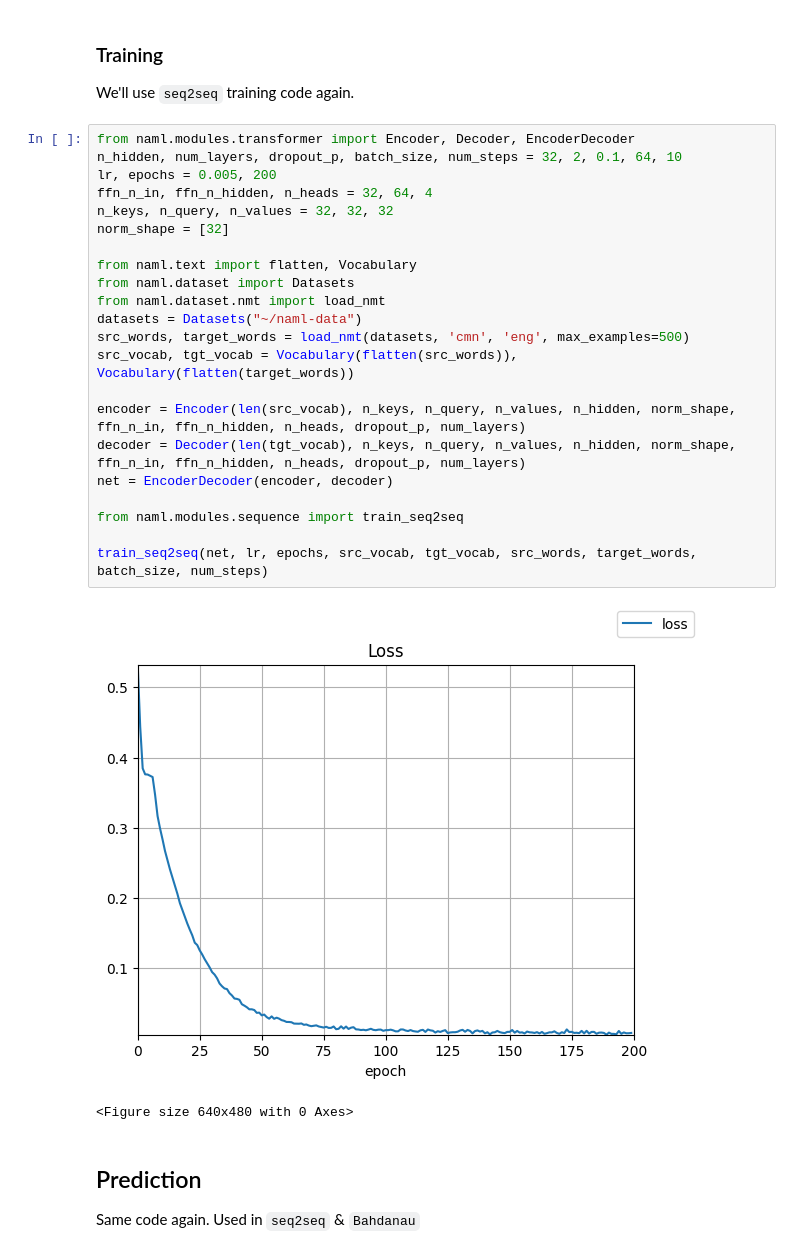
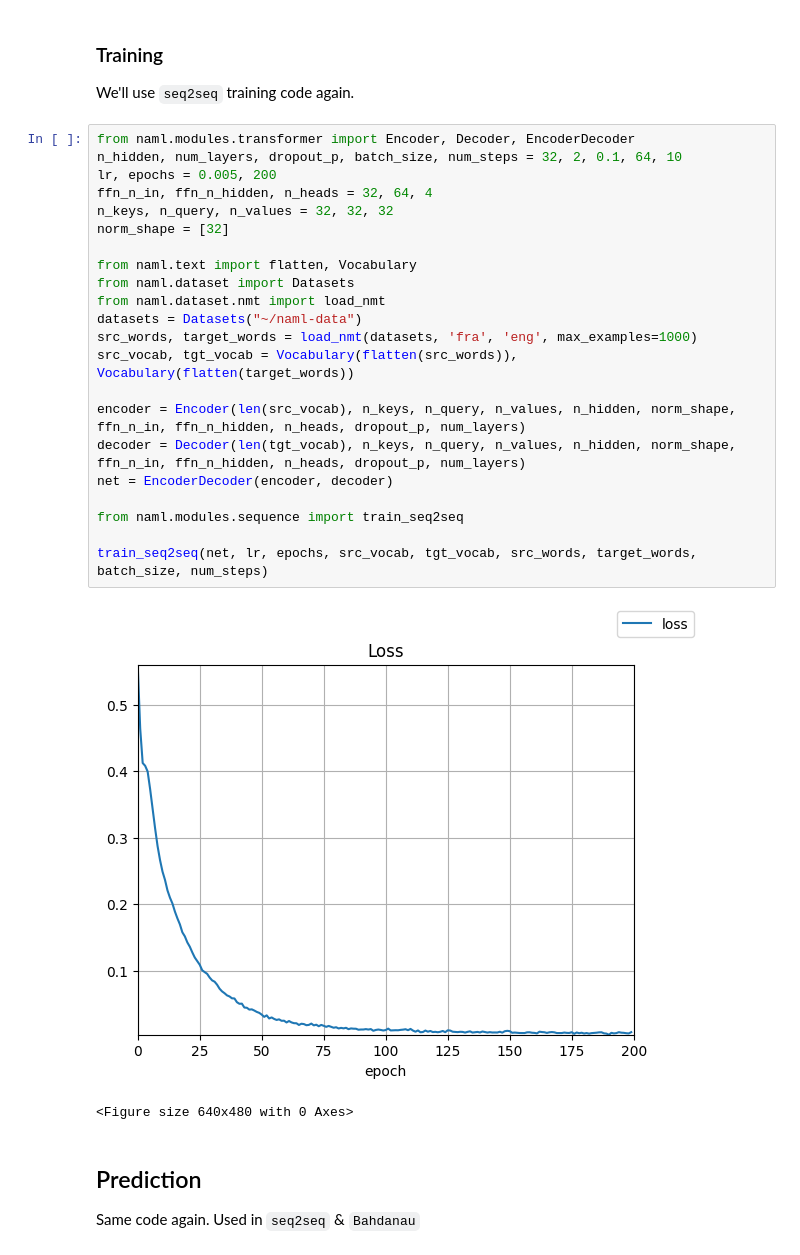
Before and after one commit to mos9527/naml, a Jupyter notebook: notebooks/Chapter10/7_transformer.ipynb, the cells around one changed output. Drawn from its saved outputs; the diff is of its cells as text.

```diff
--- a/notebooks/Chapter10/7_transformer.ipynb
+++ b/notebooks/Chapter10/7_transformer.ipynb
@@ -51,27 +48,27 @@ We'll use `seq2seq` training code again.
 # %%
 from naml.modules.transformer import Encoder, Decoder, EncoderDecoder
 n_hidden, num_layers, dropout_p, batch_size, num_steps = 32, 2, 0.1, 64, 10
 lr, epochs = 0.005, 200
 ffn_n_in, ffn_n_hidden, n_heads = 32, 64, 4
 n_keys, n_query, n_values = 32, 32, 32
 norm_shape = [32]
 
 from naml.text import flatten, Vocabulary
 from naml.dataset import Datasets
 from naml.dataset.nmt import load_nmt
 datasets = Datasets("~/naml-data")
-src_words, target_words = load_nmt(datasets, 'cmn', 'eng', max_examples=500)
+src_words, target_words = load_nmt(datasets, 'fra', 'eng', max_examples=1000)
 src_vocab, tgt_vocab = Vocabulary(flatten(src_words)), Vocabulary(flatten(target_words))
 
 encoder = Encoder(len(src_vocab), n_keys, n_query, n_values, n_hidden, norm_shape, ffn_n_in, ffn_n_hidden, n_heads, dropout_p, num_layers)
 decoder = Decoder(len(tgt_vocab), n_keys, n_query, n_values, n_hidden, norm_shape, ffn_n_in, ffn_n_hidden, n_heads, dropout_p, num_layers)
 net = EncoderDecoder(encoder, decoder)
 
 from naml.modules.sequence import train_seq2seq
 
 train_seq2seq(net, lr, epochs, src_vocab, tgt_vocab, src_words, target_words, batch_size, num_steps)
 # %% [output]
-[figure, old version]
+[figure, new version]
 <Figure size 640x480 with 0 Axes>
 # %% [markdown]
 ## Prediction
```
Also changed, not shown: parts of 3 cells of this notebook, 1 other file.
